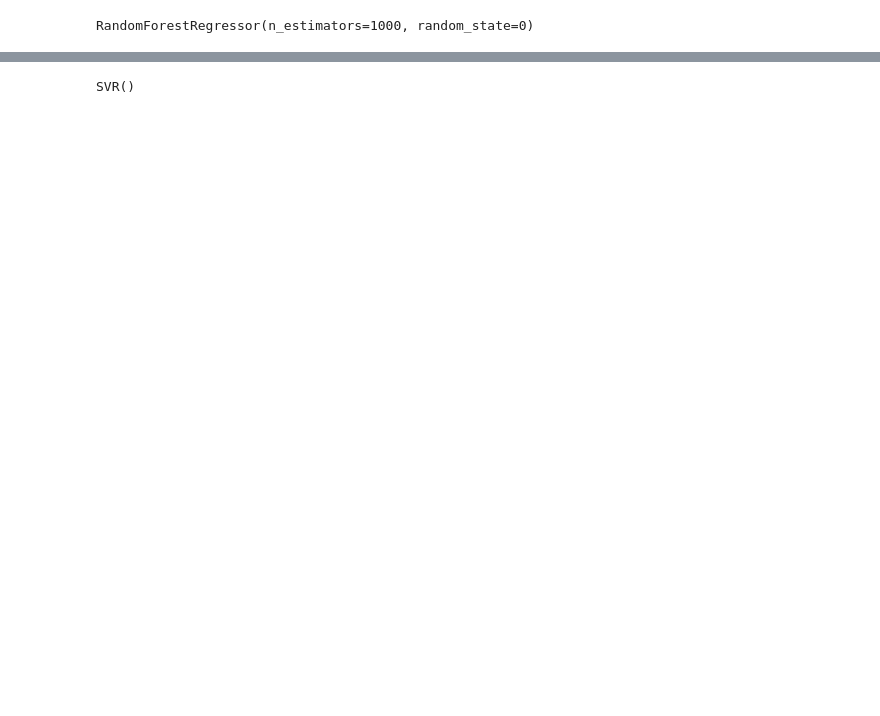
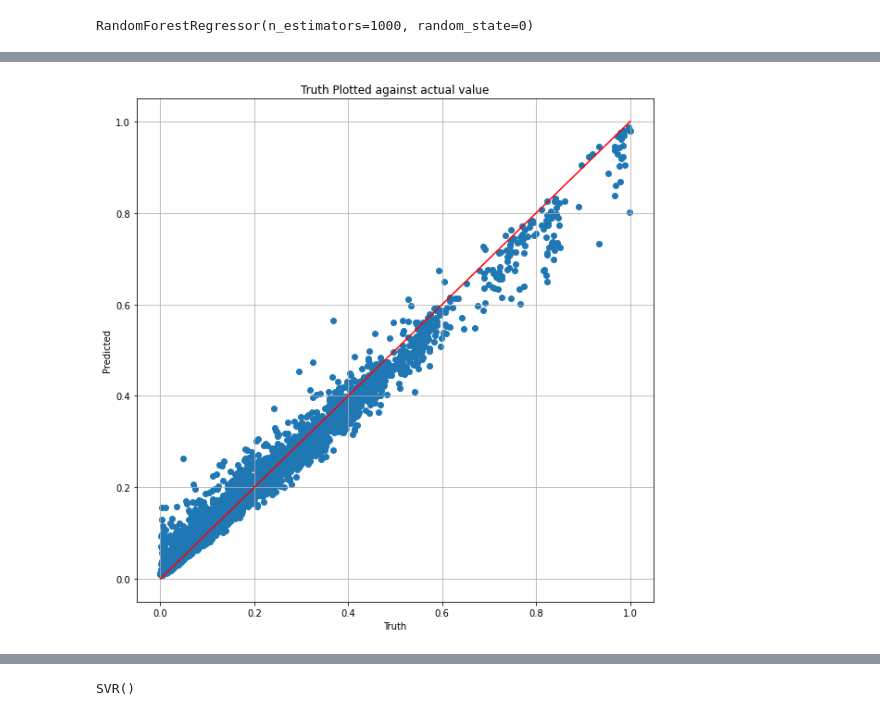
Before and after one commit to bradley-p/Solar_Energy_Forecasting, a Jupyter notebook: src/learning_experiments.ipynb, the cells around one changed output, grey strips where cells are left out. Saved outputs shown, nothing was run; the diff lists cells and outputs as text; code cells hidden in the pictures; blank space fills up the shorter version.

```diff
--- a/src/learning_experiments.ipynb
+++ b/src/learning_experiments.ipynb
@@ -71,0 +127,4 @@ array([0.36931521])
+# %%
+plotRegression(y_train, y_train_pred)
+# %% [output]
+[figure, added]
```
Also changed, not shown: parts of 48 cells of this notebook, 7 other files.
